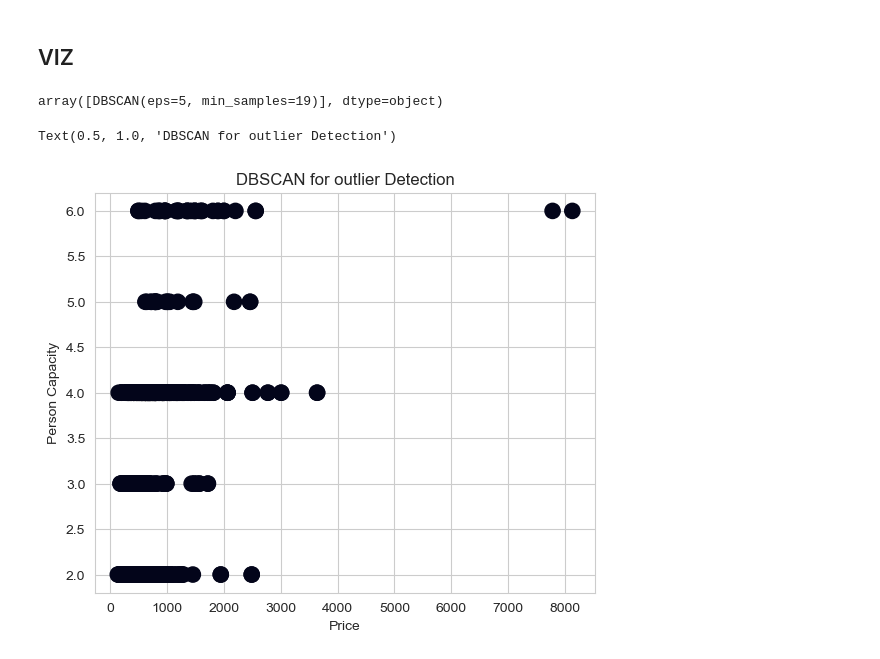
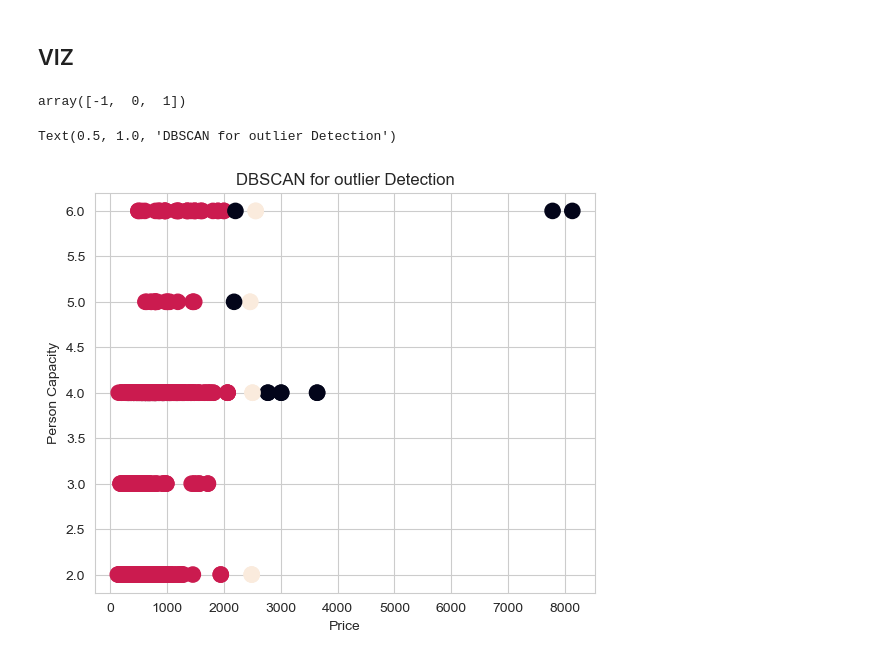
Before and after one commit to fadykittan/airbnb-roi-predictor, a Jupyter notebook: cluster-data.ipynb, the cells around one changed output. Drawn from its saved outputs; the diff is of its cells as text; code cells hidden in the pictures.

```diff
--- a/cluster-data.ipynb
+++ b/cluster-data.ipynb
@@ -53,17 +53,17 @@ df.head()
 | 3 | 433.529398 | 4.0 | 0 | 0 | 1 | 9.0 | 90.0 | ... |
 | 4 | 485.552926 | 2.0 | 1 | 0 | 0 | 10.0 | 98.0 | ... |
 # %%
-df.drop('Superhost', axis=1, inplace=True)
-df.drop('Multiple Rooms', axis=1, inplace=True)
-df.drop('Business', axis=1, inplace=True)
-df.drop('Cleanliness Rating', axis=1, inplace=True)
-df.drop('Guest Satisfaction', axis=1, inplace=True)
-df.drop('Bedrooms', axis=1, inplace=True)
-df.drop('City Center (km)', axis=1, inplace=True)
-df.drop('Metro Distance (km)', axis=1, inplace=True)
-df.drop('Normalised Attraction Index', axis=1, inplace=True)
-df.drop('Normalised Restraunt Index', axis=1, inplace=True)
-df.drop('Weekday', axis=1, inplace=True)
-df.drop('Weekend', axis=1, inplace=True)
-df.drop('Entire home/apt', axis=1, inplace=True)
-df.drop('Private room', axis=1, inplace=True)
+# df.drop('Superhost', axis=1, inplace=True)
+# df.drop('Multiple Rooms', axis=1, inplace=True)
+# df.drop('Business', axis=1, inplace=True)
+# df.drop('Cleanliness Rating', axis=1, inplace=True)
+# df.drop('Guest Satisfaction', axis=1, inplace=True)
+# df.drop('Bedrooms', axis=1, inplace=True)
+# df.drop('City Center (km)', axis=1, inplace=True)
+# df.drop('Metro Distance (km)', axis=1, inplace=True)
+# df.drop('Normalised Attraction Index', axis=1, inplace=True)
+# df.drop('Normalised Restraunt Index', axis=1, inplace=True)
+# df.drop('Weekday', axis=1, inplace=True)
+# df.drop('Weekend', axis=1, inplace=True)
+# df.drop('Entire home/apt', axis=1, inplace=True)
+# df.drop('Private room', axis=1, inplace=True)
@@ -70,7 +79,6 @@ df.drop('Private room', axis=1, inplace=True)
 # %% [markdown]
 ## DBSCAN
 # %%
-model = DBSCAN(eps = 100, min_samples=5)
-model = model.fit(df)
-print(labels)
+db = DBSCAN(eps = 100, min_samples=5).fit(df)
+print(db.labels_)
 # %% [output]
@@ -93,21 +123,22 @@ outliers_df = pd.DataFrame(df)
 #print(Counter(model.labels_))
 #print(outliers_df[model.labels_==-1])
 # %%
+labels = db.labels_
 np.unique(labels)
 # %% [output]
-array([DBSCAN(eps=5, min_samples=19)], dtype=object)
+array([-1,  0,  1])
 # %%
 fig = plt.figure()
 ax = fig.add_axes([.1,.1, 1,1])
-colors = model.labels_
+colors = db.labels_
 
 #ax.scatter(df[:0], df[:1], c=colors, s=120)
 ax.scatter(df['Price'], df['Person Capacity'], c=colors, s=120)
 
 ax.set_xlabel('Price')
 ax.set_ylabel('Person Capacity')
 
 plt.title('DBSCAN for outlier Detection')
 # %% [output]
 Text(0.5, 1.0, 'DBSCAN for outlier Detection')
-[figure, old version]
+[figure, new version]
```
Also changed, not shown: parts of 8 cells of this notebook, 1 other file.
